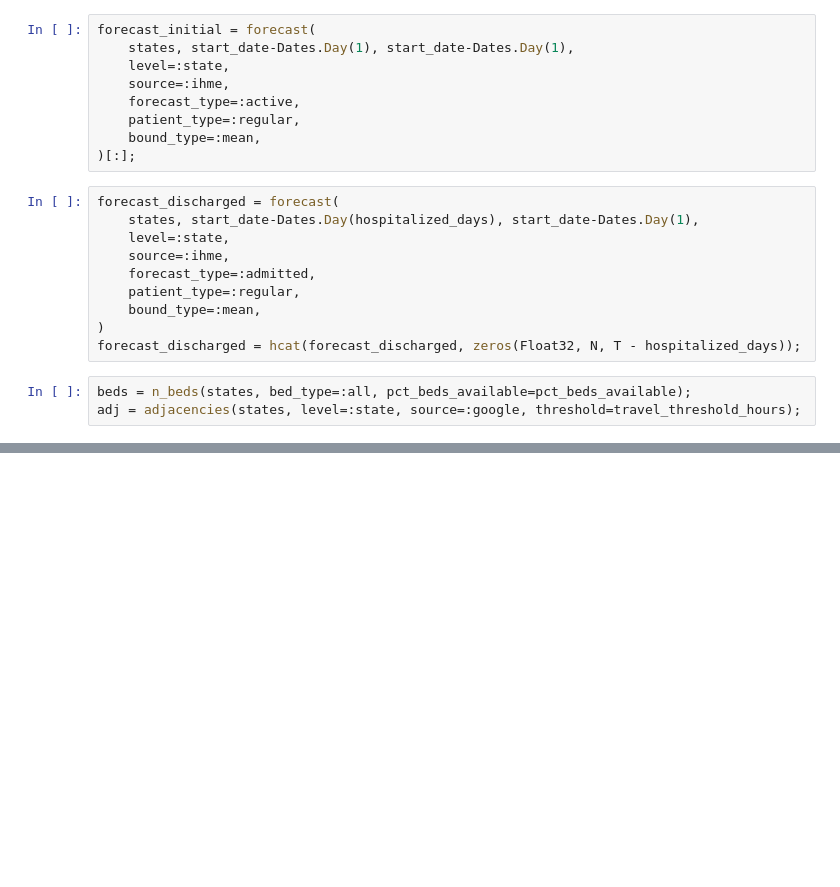
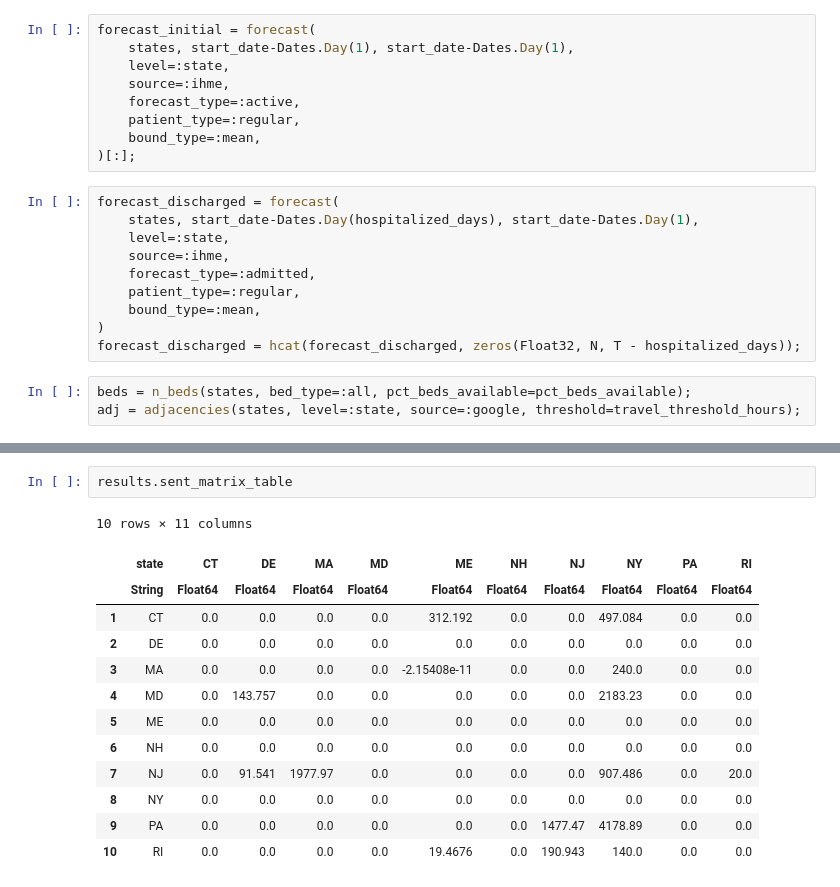
Before and after one commit to flixpar/covid-resource-allocation, a Jupyter notebook: notebooks/patients/patient_allocation_base.ipynb, the cells around one changed output, grey strips where cells are left out. Saved outputs shown, nothing was run; the diff lists cells and outputs as text; blank space fills up the shorter version.

```diff
--- a/notebooks/patients/patient_allocation_base.ipynb
+++ b/notebooks/patients/patient_allocation_base.ipynb
@@ -198,0 +125,16 @@ First day:
+# %%
+results.sent_matrix_table
+# %% [output]
+10 rows × 11 columns
+|  | state | CT | DE | MA | MD | ME | NH | NJ | NY | PA | RI |
+|  | String | Float64 | Float64 | Float64 | Float64 | Float64 | Float64 | Float64 | Float64 | Float64 | Float64 |
+| 1 | CT | 0.0 | 0.0 | 0.0 | 0.0 | 312.192 | 0.0 | 0.0 | 497.084 | 0.0 | 0.0 |
+| 2 | DE | 0.0 | 0.0 | 0.0 | 0.0 | 0.0 | 0.0 | 0.0 | 0.0 | 0.0 | 0.0 |
+| 3 | MA | 0.0 | 0.0 | 0.0 | 0.0 | -2.15408e-11 | 0.0 | 0.0 | 240.0 | 0.0 | 0.0 |
+| 4 | MD | 0.0 | 143.757 | 0.0 | 0.0 | 0.0 | 0.0 | 0.0 | 2183.23 | 0.0 | 0.0 |
+| 5 | ME | 0.0 | 0.0 | 0.0 | 0.0 | 0.0 | 0.0 | 0.0 | 0.0 | 0.0 | 0.0 |
+| 6 | NH | 0.0 | 0.0 | 0.0 | 0.0 | 0.0 | 0.0 | 0.0 | 0.0 | 0.0 | 0.0 |
+| 7 | NJ | 0.0 | 91.541 | 1977.97 | 0.0 | 0.0 | 0.0 | 0.0 | 907.486 | 0.0 | 20.0 |
+| 8 | NY | 0.0 | 0.0 | 0.0 | 0.0 | 0.0 | 0.0 | 0.0 | 0.0 | 0.0 | 0.0 |
+| 9 | PA | 0.0 | 0.0 | 0.0 | 0.0 | 0.0 | 0.0 | 1477.47 | 4178.89 | 0.0 | 0.0 |
+| 10 | RI | 0.0 | 0.0 | 0.0 | 0.0 | 19.4676 | 0.0 | 190.943 | 140.0 | 0.0 | 0.0 |
```
Also changed, not shown: parts of 18 cells of this notebook, 1 other file.
